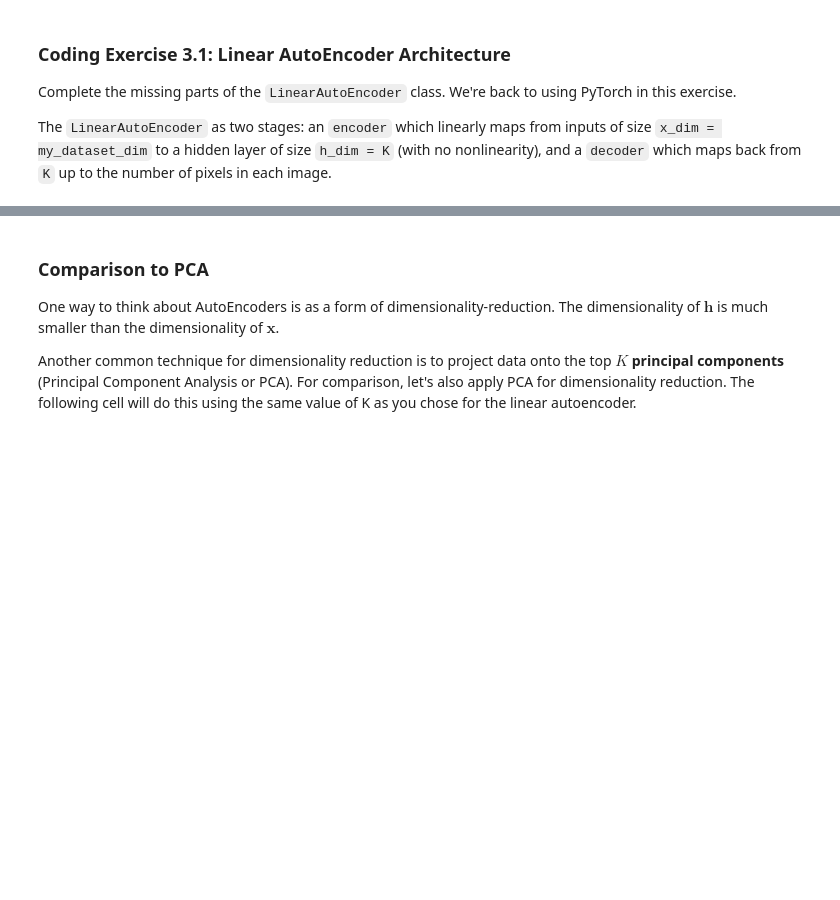
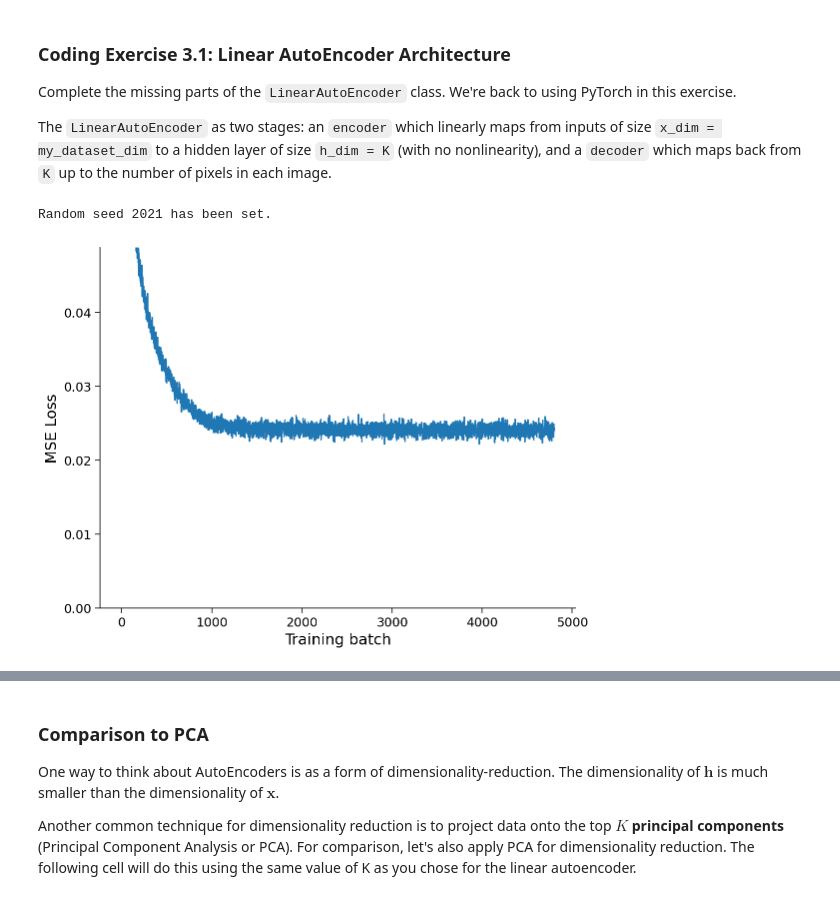
Before and after one commit to miltondp/k99_courses, a Jupyter notebook: cis_522/vae/VAE_Tutorial.ipynb, the cells around one changed output, grey strips where cells are left out. Cells and saved outputs as stored; diff of their text form; code cells hidden in the pictures; blank space fills up the shorter version.

```diff
--- a/cis_522/vae/VAE_Tutorial.ipynb
+++ b/cis_522/vae/VAE_Tutorial.ipynb
@@ -1356,12 +1399,12 @@ class LinearAutoEncoder(nn.Module):
     ####################################################################
     # Fill in all missing code below (...),
     # then remove or comment the line below to test your class
-    raise NotImplementedError("Please complete the LinearAutoEncoder class!")
+    # raise NotImplementedError("Please complete the LinearAutoEncoder class!")
     ####################################################################
     # Encoder layer (a linear mapping from x_dim to K)
-    self.enc_lin = ...
+    self.enc_lin = nn.Linear(x_dim, h_dim)
     # Decoder layer (a linear mapping from K to x_dim)
-    self.dec_lin = ...
+    self.dec_lin = nn.Linear(h_dim, x_dim)
 
   def encode(self, x):
     """
@@ -1377,9 +1420,9 @@ class LinearAutoEncoder(nn.Module):
     """
     ####################################################################
     # Fill in all missing code below (...),
-    raise NotImplementedError("Please complete the `encode` function!")
+    # raise NotImplementedError("Please complete the `encode` function!")
     ####################################################################
-    h = ...
+    h = self.enc_lin(x)
     return h
 
   def decode(self, h):
@@ -1395,38 +1438,41 @@ class LinearAutoEncoder(nn.Module):
         Decoded output
     """
     ####################################################################
     # Fill in all missing code below (...),
-    raise NotImplementedError("Please complete the `decode` function!")
+    # raise NotImplementedError("Please complete the `decode` function!")
     ####################################################################
-    x_prime = ...
+    x_prime = self.dec_lin(h)
     return x_prime
 
   def forward(self, x):
     """
     Forward pass
 
     Args:
       x: torch.tensor
         Input data
 
     Returns:
       Decoded output
     """
     flat_x = x.view(x.size(0), -1)
     h = self.encode(flat_x)
     return self.decode(h).view(x.size())
 
 
 # Add event to airtable
 atform.add_event('Coding Exercise 3.1: Linear AutoEncoder Architecture')
 
 # Pick your own K
 K = 20
 set_seed(seed=SEED)
 ## Uncomment to test your code
-# lin_ae = LinearAutoEncoder(data_size, K)
-# lin_losses = train_autoencoder(lin_ae, train_set, device=DEVICE, seed=SEED)
-# plot_linear_ae(lin_losses)
+lin_ae = LinearAutoEncoder(data_size, K)
+lin_losses = train_autoencoder(lin_ae, train_set, device=DEVICE, seed=SEED)
+plot_linear_ae(lin_losses)
+# %% [output]
+Random seed 2021 has been set.
+[figure, added]
 # %% [markdown]
 [*Click for solution*](https://github.com/NeuromatchAcademy/course-content-dl/tree/main//tutorials/W2D4_GenerativeModels/solutions/W2D4_Tutorial1_Solution_ed94be6b.py)
 
```
Also changed, not shown: parts of 14 cells of this notebook.
